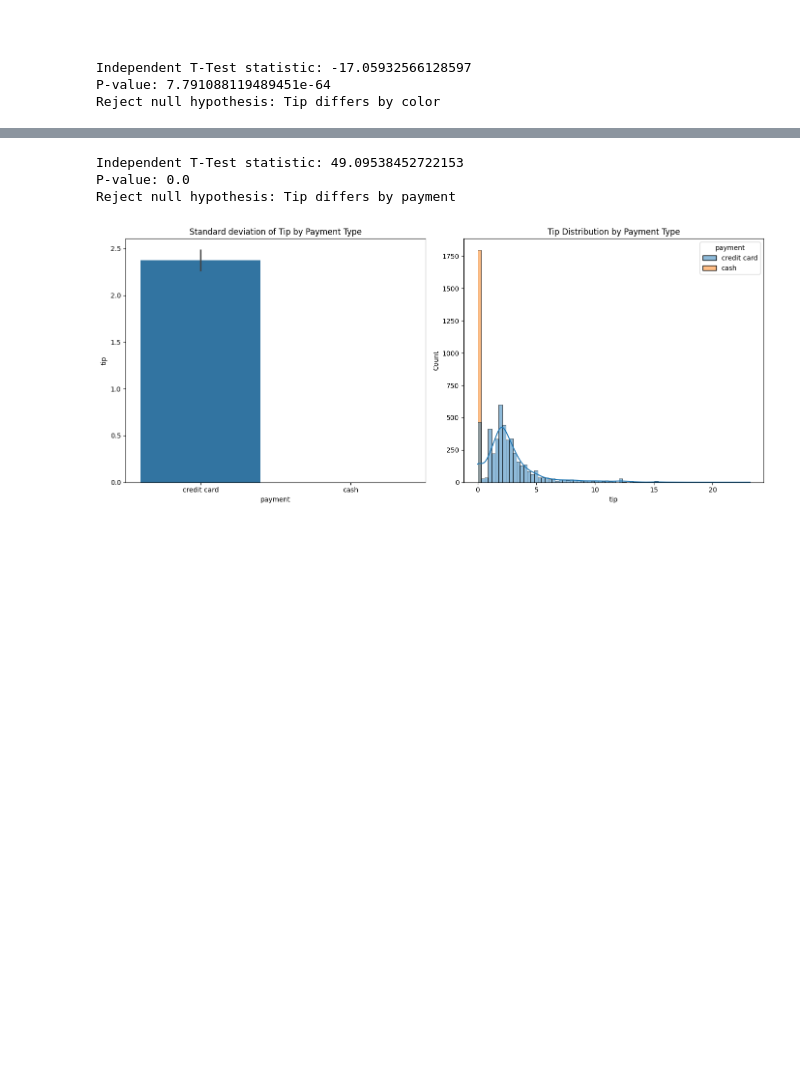
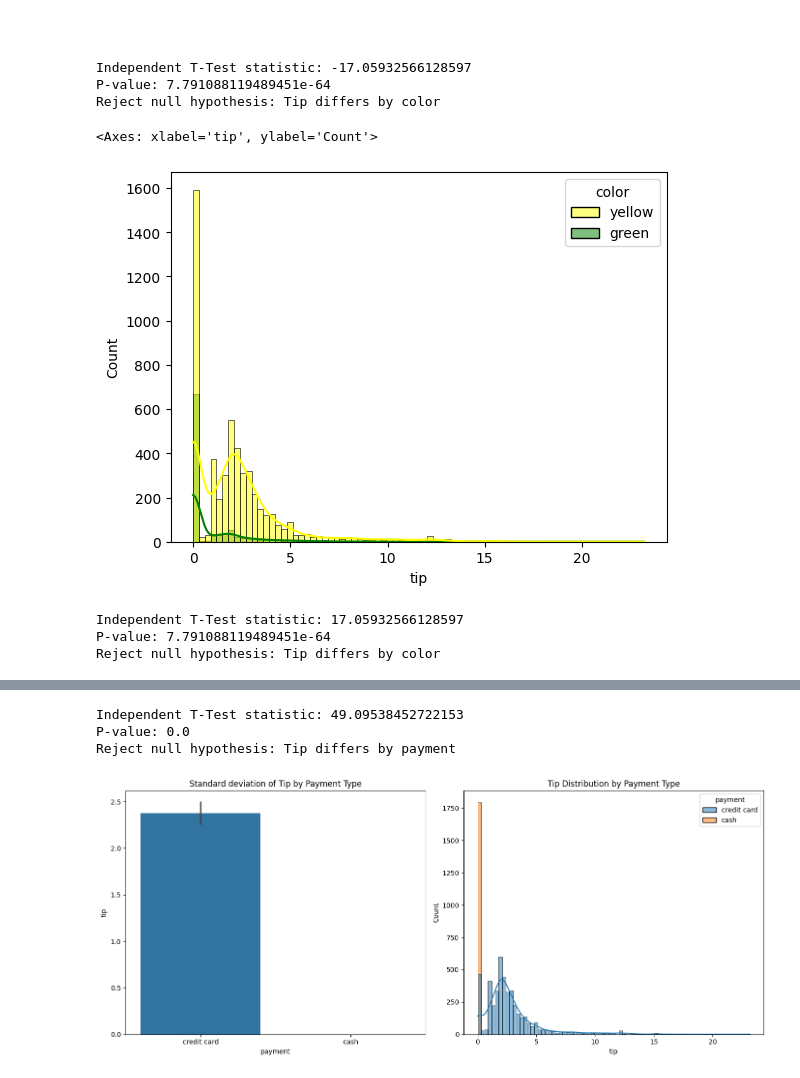
Before and after one commit to RishithaSrija/Machine_Learning, a Jupyter notebook: ML_Hyp_Testing.ipynb, the cells around one changed output, grey strips where cells are left out. Drawn from its saved outputs; the diff is of its cells as text; code cells hidden in the pictures; blank space fills up the shorter version.

```diff
--- a/ML_Hyp_Testing.ipynb
+++ b/ML_Hyp_Testing.ipynb
@@ -153,3 +167,9 @@ else:
 Independent T-Test statistic: -17.05932566128597
 P-value: 7.791088119489451e-64
 Reject null hypothesis: Tip differs by color
+# %%
+palette = {'yellow': 'yellow', 'green': 'green'}
+sns.histplot(x=df['tip'], hue=df['color'], kde=True, palette=palette)
+# %% [output]
+<Axes: xlabel='tip', ylabel='Count'>
+[figure, added]
@@ -156,3 +179,25 @@ Reject null hypothesis: Tip differs by color
+# %%
+# Independent T-Test:2 categories then we use
+
+# H0:Distribution of tip no significance difference by green cab
+# H1:Distribution of tip has significance difference by green cab
+
+import numpy as np
+credit_tip = df[df['color'] == 'yellow']['tip']
+cash_tip = df[df['color'] == 'green']['tip']
+
+t_stat, p_val = stats.ttest_ind(credit_tip, cash_tip)
+print("Independent T-Test statistic:", t_stat)
+print("P-value:", p_val)
+
+if p_val < 0.05:
+    print("Reject null hypothesis: Tip differs by color")
+else:
+  print("Fail to reject null hypothesis: No significant tip difference by color")
+# %% [output]
+Independent T-Test statistic: 17.05932566128597
+P-value: 7.791088119489451e-64
+Reject null hypothesis: Tip differs by color
 # %%
 df.payment.value_counts()
 # %% [output]
```
Also changed, not shown: parts of 52 cells of this notebook.
